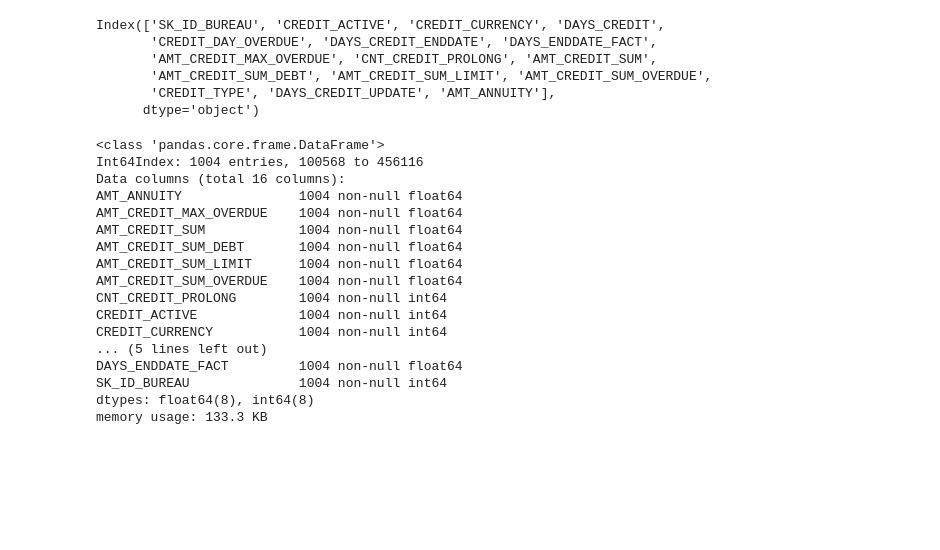
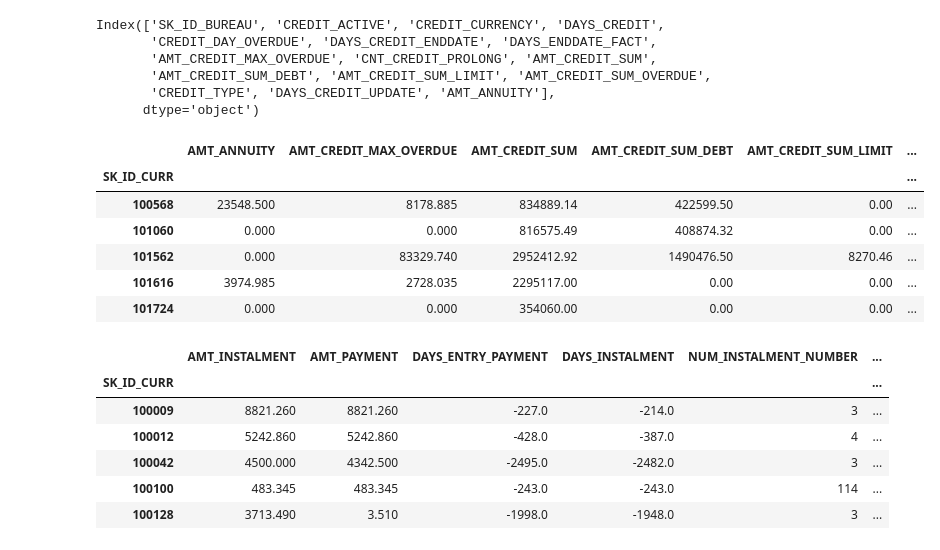
Before and after one commit to nervster/CapstoneProject1, a Jupyter notebook: Capstone1.ipynb, the cells around one changed output. Saved outputs shown, nothing was run; the diff lists cells and outputs as text; code cells hidden in the pictures; blank space fills up the shorter version.

Commit message:
Went further on my data wrangling

```diff
--- a/Capstone1.ipynb
+++ b/Capstone1.ipynb
@@ -26,22 +67,12 @@ Index(['SK_ID_BUREAU', 'CREDIT_ACTIVE', 'CREDIT_CURRENCY', 'DAYS_CREDIT',
 df_bureau_pivot = pd.pivot_table(df_bureau,values=df_bureau.columns,index='SK_ID_CURR',aggfunc={'SK_ID_BUREAU':'count','CREDIT_ACTIVE':'count','CREDIT_CURRENCY':(lambda x: len(x.unique())),'DAYS_CREDIT':np.min,'CREDIT_DAY_OVERDUE':'sum','DAYS_CREDIT_ENDDATE':'sum', 'DAYS_ENDDATE_FACT':'sum', 'AMT_CREDIT_MAX_OVERDUE':'sum', 'CNT_CREDIT_PROLONG':'sum', 'AMT_CREDIT_SUM':'sum','AMT_CREDIT_SUM_DEBT':'sum', 'AMT_CREDIT_SUM_LIMIT':'sum', 'AMT_CREDIT_SUM_OVERDUE':'sum',
        'CREDIT_TYPE':(lambda x: len(x.unique())), 'DAYS_CREDIT_UPDATE':np.min, 'AMT_ANNUITY':'sum'})
 # %%
-df_bureau_pivot.info()
+df_bureau_pivot.head()
 # %% [output]
-<class 'pandas.core.frame.DataFrame'>
-Int64Index: 1004 entries, 100568 to 456116
-Data columns (total 16 columns):
-AMT_ANNUITY               1004 non-null float64
-AMT_CREDIT_MAX_OVERDUE    1004 non-null float64
-AMT_CREDIT_SUM            1004 non-null float64
-AMT_CREDIT_SUM_DEBT       1004 non-null float64
-AMT_CREDIT_SUM_LIMIT      1004 non-null float64
-AMT_CREDIT_SUM_OVERDUE    1004 non-null float64
-CNT_CREDIT_PROLONG        1004 non-null int64
-CREDIT_ACTIVE             1004 non-null int64
-CREDIT_CURRENCY           1004 non-null int64
-... (5 lines left out)
-DAYS_ENDDATE_FACT         1004 non-null float64
-SK_ID_BUREAU              1004 non-null int64
-dtypes: float64(8), int64(8)
-memory usage: 133.3 KB
+|  | AMT_ANNUITY | AMT_CREDIT_MAX_OVERDUE | AMT_CREDIT_SUM | AMT_CREDIT_SUM_DEBT | AMT_CREDIT_SUM_LIMIT | ... |
+| SK_ID_CURR |  |  |  |  |  | ... |
+| 100568 | 23548.500 | 8178.885 | 834889.14 | 422599.50 | 0.00 | ... |
+| 101060 | 0.000 | 0.000 | 816575.49 | 408874.32 | 0.00 | ... |
+| 101562 | 0.000 | 83329.740 | 2952412.92 | 1490476.50 | 8270.46 | ... |
+| 101616 | 3974.985 | 2728.035 | 2295117.00 | 0.00 | 0.00 | ... |
+| 101724 | 0.000 | 0.000 | 354060.00 | 0.00 | 0.00 | ... |
@@ -47,0 +85,10 @@ memory usage: 133.3 KB
+# %%
+df_installment_payments_pivot.head()
+# %% [output]
+|  | AMT_INSTALMENT | AMT_PAYMENT | DAYS_ENTRY_PAYMENT | DAYS_INSTALMENT | NUM_INSTALMENT_NUMBER | ... |
+| SK_ID_CURR |  |  |  |  |  | ... |
+| 100009 | 8821.260 | 8821.260 | -227.0 | -214.0 | 3 | ... |
+| 100012 | 5242.860 | 5242.860 | -428.0 | -387.0 | 4 | ... |
+| 100042 | 4500.000 | 4342.500 | -2495.0 | -2482.0 | 3 | ... |
+| 100100 | 483.345 | 483.345 | -243.0 | -243.0 | 114 | ... |
+| 100128 | 3713.490 | 3.510 | -1998.0 | -1948.0 | 3 | ... |
```
Also changed, not shown: parts of 9 cells of this notebook.
